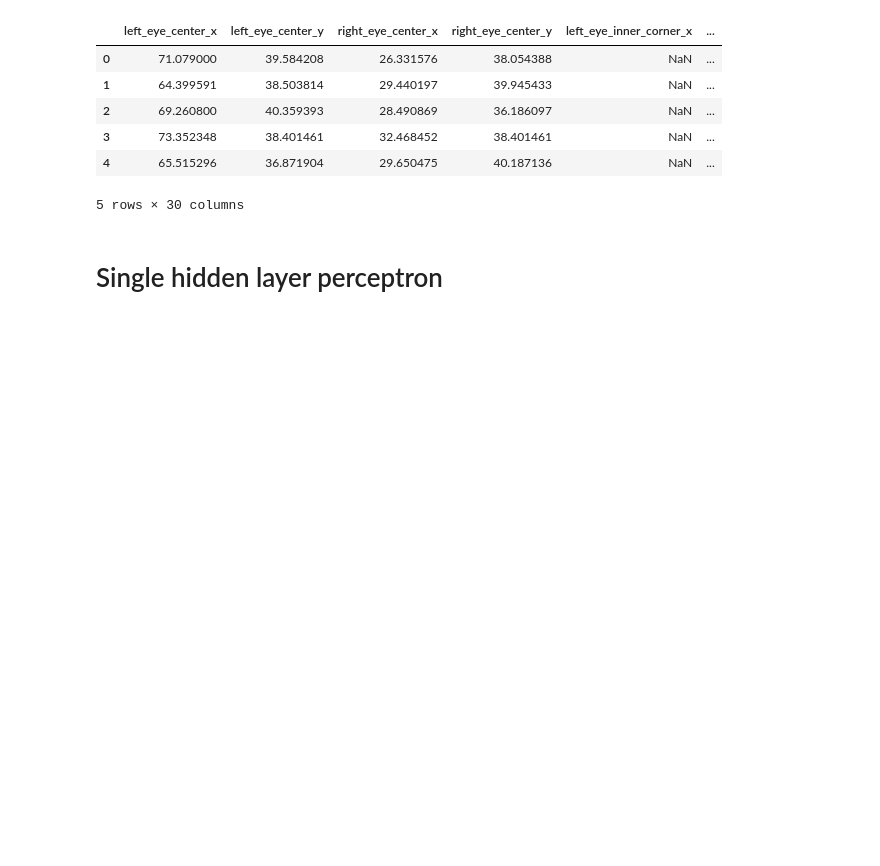
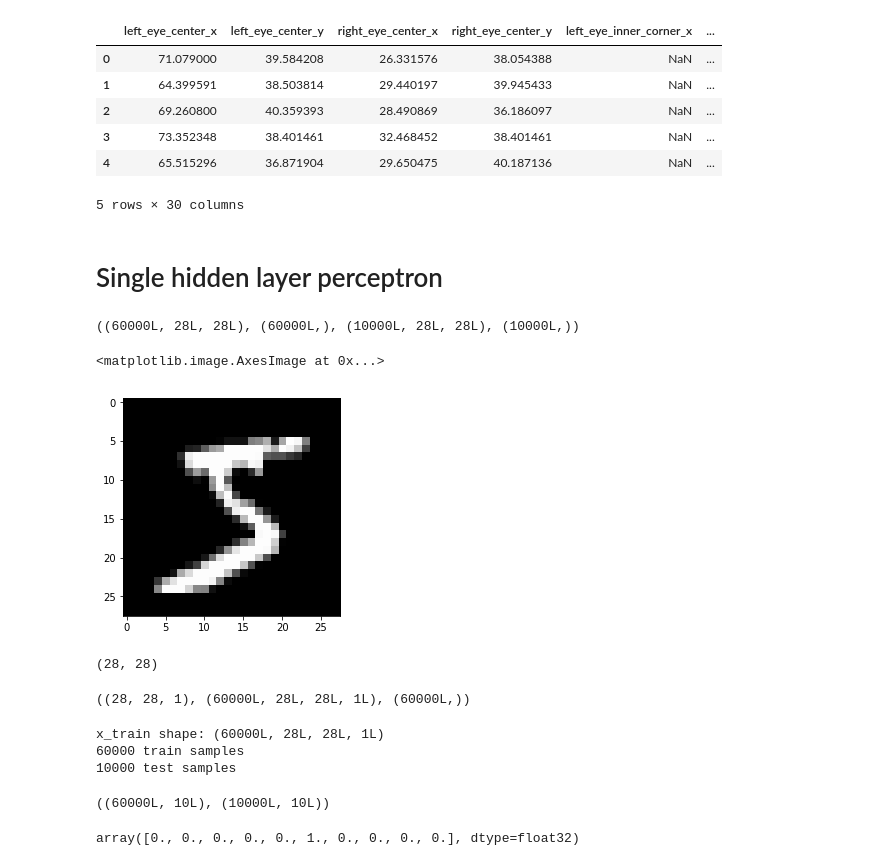
Before and after one commit to alexdauenhauer/MIDS_W207_facial_recognition, a Jupyter notebook: Alex_testlab.ipynb, the cells around one changed output. Cells and saved outputs as stored; diff of their text form; code cells hidden in the pictures; blank space fills up the shorter version.

Commit message:
Adding some test scripts

```diff
--- a/Alex_testlab.ipynb
+++ b/Alex_testlab.ipynb
@@ -126,0 +137,57 @@ train_labels.head()
+# %%
+batch_size = 128
+num_classes = 10
+epochs = 10
+
+# input image dimensions
+img_x, img_y = 28, 28
+
+# load the MNIST data set, which already splits into train and test sets for us
+(x_train, y_train), (x_test, y_test) = mnist.load_data()
+# %%
+x_train.shape, y_train.shape, x_test.shape, y_test.shape
+# %% [output]
+((60000L, 28L, 28L), (60000L,), (10000L, 28L, 28L), (10000L,))
+# %%
+plt.imshow(x_train[0], cmap='gray')
+# %% [output]
+<matplotlib.image.AxesImage at 0x...>
+[figure, added]
+# %%
+img_x, img_y
+# %% [output]
+(28, 28)
+# %%
+# reshape the data into a 4D tensor - (sample_number, x_img_size, y_img_size, num_channels)
+# because the MNIST is greyscale, we only have a single channel - RGB colour images would have 3
+x_train = x_train.reshape(x_train.shape[0], img_x, img_y, 1)
+x_test = x_test.reshape(x_test.shape[0], img_x, img_y, 1)
+input_shape = (img_x, img_y, 1)
+input_shape, x_train.shape, y_train.shape
+# %% [output]
+((28, 28, 1), (60000L, 28L, 28L, 1L), (60000L,))
+# %%
+# convert the data to the right type
+x_train = x_train.astype('float32')
+x_test = x_test.astype('float32')
+x_train /= 255
+x_test /= 255
+print('x_train shape:', x_train.shape)
+print(x_train.shape[0], 'train samples')
+print(x_test.shape[0], 'test samples')
+# %% [output]
+x_train shape: (60000L, 28L, 28L, 1L)
+60000 train samples
+10000 test samples
+# %%
+# convert class vectors to binary class matrices - this is for use in the
+# categorical_crossentropy loss below
+y_train = keras.utils.to_categorical(y_train, num_classes)
+y_test = keras.utils.to_categorical(y_test, num_classes)
+y_train.shape, y_test.shape
+# %% [output]
+((60000L, 10L), (10000L, 10L))
+# %%
+y_train[0]
+# %% [output]
+array([0., 0., 0., 0., 0., 1., 0., 0., 0., 0.], dtype=float32)
```
Also changed, not shown: parts of 6 cells of this notebook, 2 other files.
